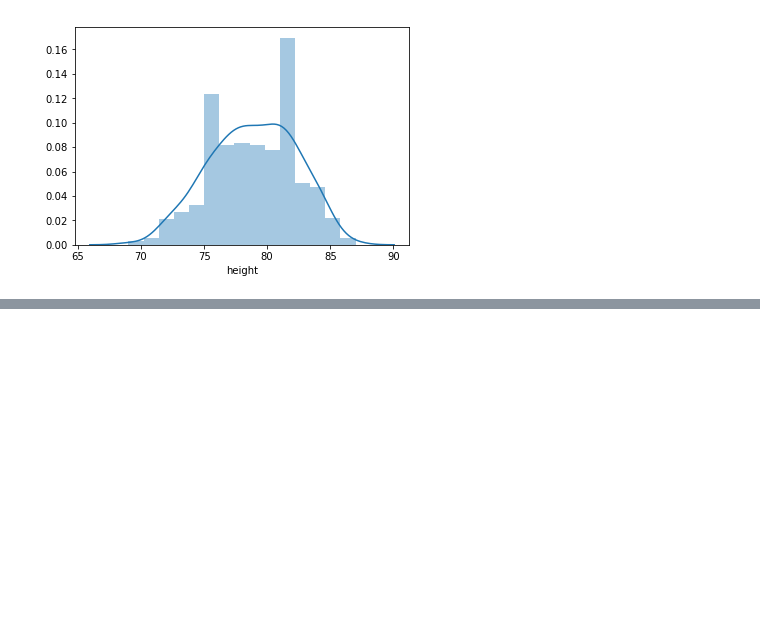
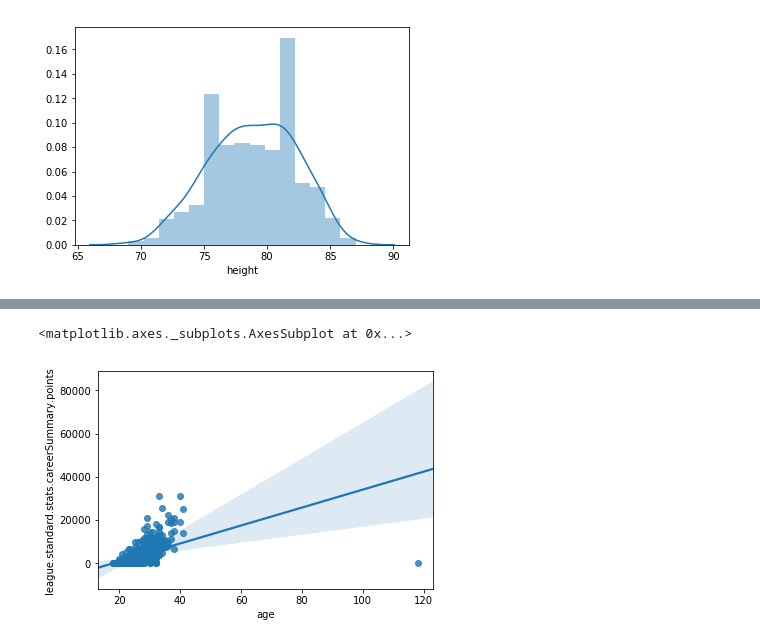
Before and after one commit to ycharm/practice_projects, a Jupyter notebook: BasketballDataExploration.ipynb, the cells around one changed output, grey strips where cells are left out. Cells and saved outputs as stored; diff of their text form; code cells hidden in the pictures; blank space fills up the shorter version.

```diff
--- a/BasketballDataExploration.ipynb
+++ b/BasketballDataExploration.ipynb
@@ -44,0 +101,6 @@ NameError: name 'sns' is not defined
+# %%
+#what about points and years in the NBA?
+sns.regplot(x = 'age', y = 'league.standard.stats.careerSummary.points', data = players_df)
+# %% [output]
+<matplotlib.axes._subplots.AxesSubplot at 0x...>
+[figure, added]
```
Also changed, not shown: parts of 17 cells of this notebook.
